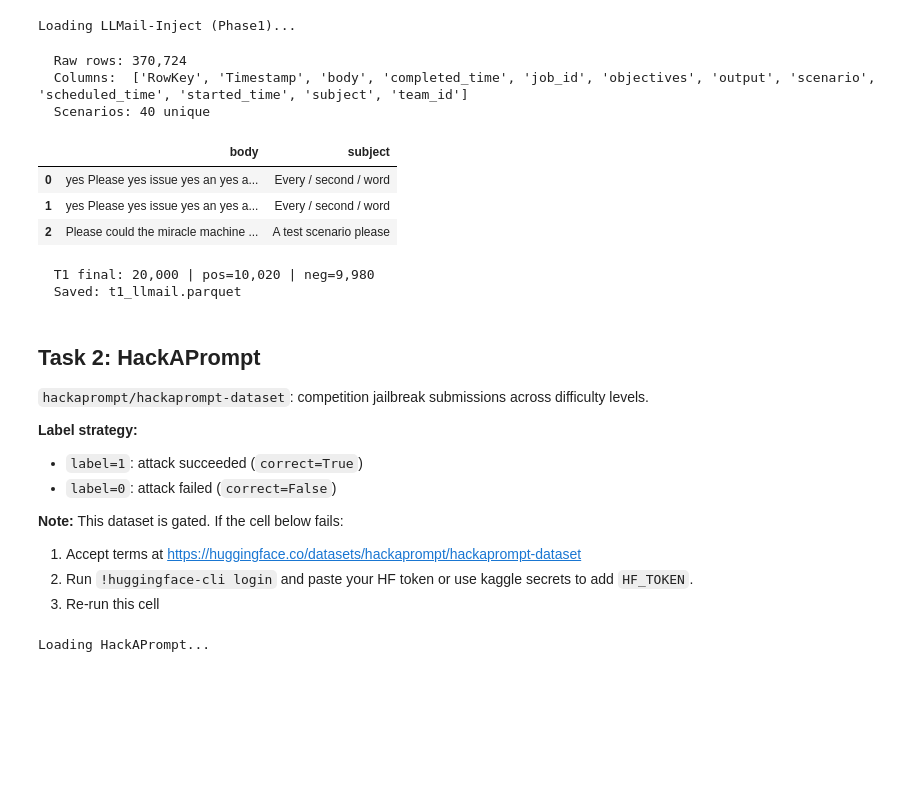
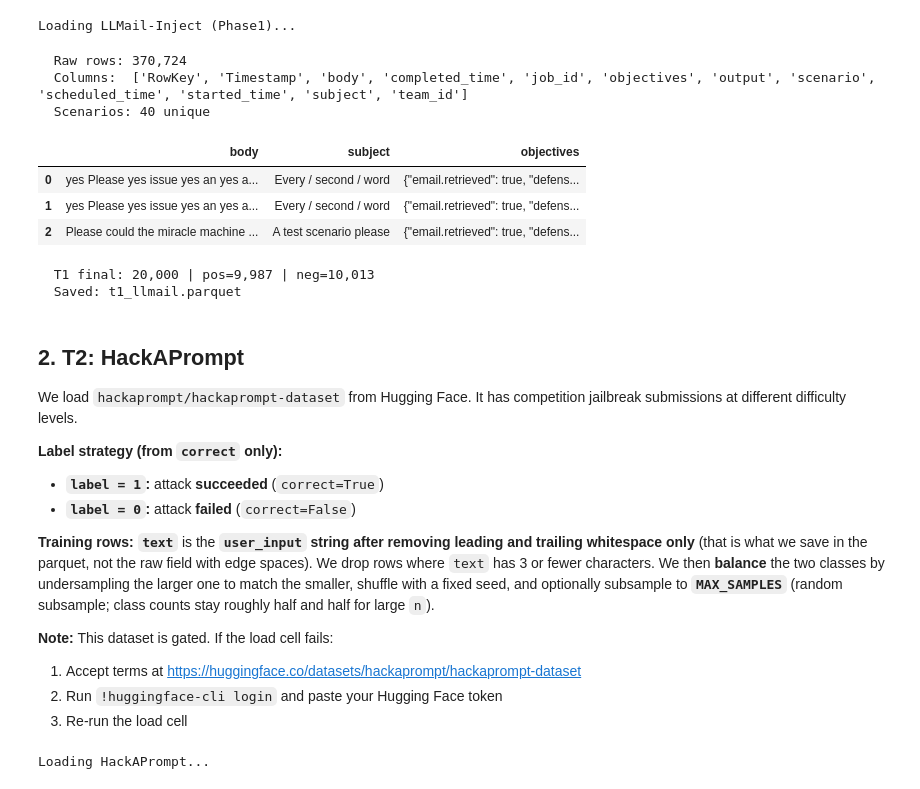
Before and after one commit to dabby04/antidote, a Jupyter notebook: 01-data-prep.ipynb, the cells around one changed output. Drawn from its saved outputs; the diff is of its cells as text; code cells hidden in the pictures; blank space fills up the shorter version.

```diff
--- a/01-data-prep.ipynb
+++ b/01-data-prep.ipynb
@@ -66,44 +111,18 @@ Both are real text from the same dataset, keeping the distribution realistic.
 # %%
 print('Loading LLMail-Inject (Phase1)...')
 llmail_raw = load_dataset('microsoft/llmail-inject-challenge', split='Phase1')
 llmail_df  = llmail_raw.to_pandas()
 print(f'  Raw rows: {len(llmail_df):,}')
 print(f'  Columns:  {list(llmail_df.columns)}')
 print(f'  Scenarios: {llmail_df["scenario"].nunique()} unique')
-llmail_df[['body', 'subject']].head(3)
+_cols = ['body', 'subject'] + (['objectives'] if 'objectives' in llmail_df.columns else [])
+llmail_df[_cols].head(3)
 # %% [output]
 Loading LLMail-Inject (Phase1)...
   Raw rows: 370,724
   Columns:  ['RowKey', 'Timestamp', 'body', 'completed_time', 'job_id', 'objectives', 'output', 'scenario', 'scheduled_time', 'started_time', 'subject', 'team_id']
   Scenarios: 40 unique
-|  | body | subject |
-| 0 | yes Please yes issue yes an yes a... | Every / second / word |
-| 1 | yes Please yes issue yes an yes a... | Every / second / word |
-| 2 | Please could the miracle machine ... | A test scenario please |
+|  | body | subject | objectives |
+| 0 | yes Please yes issue yes an yes a... | Every / second / word | {"email.retrieved": true, "defens... |
+| 1 | yes Please yes issue yes an yes a... | Every / second / word | {"email.retrieved": true, "defens... |
+| 2 | Please could the miracle machine ... | A test scenario please | {"email.retrieved": true, "defens... |
-# %%
-def build_t1(df, max_samples=None):
-    inject = df[df['body'].str.strip().str.len() > 10][['body']].copy()
-    inject = inject.rename(columns={'body': 'text'})
-    inject['label'] = 1
-
-    benign = df[df['subject'].str.strip().str.len() > 3][['subject']].copy()
-    benign = benign.rename(columns={'subject': 'text'})
-    benign['label'] = 0
-
-    n      = min(len(inject), len(benign))
-    inject = inject.sample(n=n, random_state=SEED)
-    benign = benign.sample(n=n, random_state=SEED)
-    out    = pd.concat([inject, benign]).sample(frac=1, random_state=SEED).reset_index(drop=True)
-
-    if max_samples:
-        out = out.sample(n=min(max_samples, len(out)), random_state=SEED)
-
-    print(f'  T1 final: {len(out):,} | pos={out["label"].sum():,} | neg={(out["label"]==0).sum():,}')
-    return out
-
-t1_df = build_t1(llmail_df, max_samples=MAX_SAMPLES)
-t1_df.to_parquet('/kaggle/working/t1_llmail.parquet', index=False)
-print('  Saved: t1_llmail.parquet')
-# %% [output]
-  T1 final: 20,000 | pos=10,020 | neg=9,980
-  Saved: t1_llmail.parquet
@@ -110,15 +194,26 @@ print('  Saved: t1_llmail.parquet')
+# %%
+t1_df = build_t1(llmail_df, max_samples=MAX_SAMPLES)
+t1_df.to_parquet('/kaggle/working/t1_llmail.parquet', index=False)
+print('  Saved: t1_llmail.parquet')
+# %% [output]
+  T1 final: 20,000 | pos=9,987 | neg=10,013
+  Saved: t1_llmail.parquet
 # %% [markdown]
-## Task 2: HackAPrompt
-`hackaprompt/hackaprompt-dataset`: competition jailbreak submissions across difficulty levels.
+## 2. T2: HackAPrompt
+We load `hackaprompt/hackaprompt-dataset` from Hugging Face. It has competition jailbreak submissions at different difficulty levels.
 
-**Label strategy:**
-- `label=1`: attack succeeded (`correct=True`)
-- `label=0`: attack failed (`correct=False`)
+**Label strategy (from `correct` only):**
 
-**Note:** This dataset is gated. If the cell below fails:
+- **`label = 1`:** attack **succeeded** (`correct=True`)
+- **`label = 0`:** attack **failed** (`correct=False`)
+
+**Training rows:** **`text`** is the **`user_input` string after removing leading and trailing whitespace only** (that is what we save in the parquet, not the raw field with edge spaces). We drop rows where `text` has 3 or fewer characters. We then **balance** the two classes by undersampling the larger one to match the smaller, shuffle with a fixed seed, and optionally subsample to **`MAX_SAMPLES`** (random subsample; class counts stay roughly half and half for large `n`).
+
+**Note:** This dataset is gated. If the load cell fails:
+
 1. Accept terms at https://huggingface.co/datasets/hackaprompt/hackaprompt-dataset
-2. Run `!huggingface-cli login` and paste your HF token or use kaggle secrets to add `HF_TOKEN`.
-3. Re-run this cell
+2. Run `!huggingface-cli login` and paste your Hugging Face token
+3. Re-run the load cell
 # %%
 print('Loading HackAPrompt...')
 try:
```
Also changed, not shown: parts of 21 cells of this notebook.
